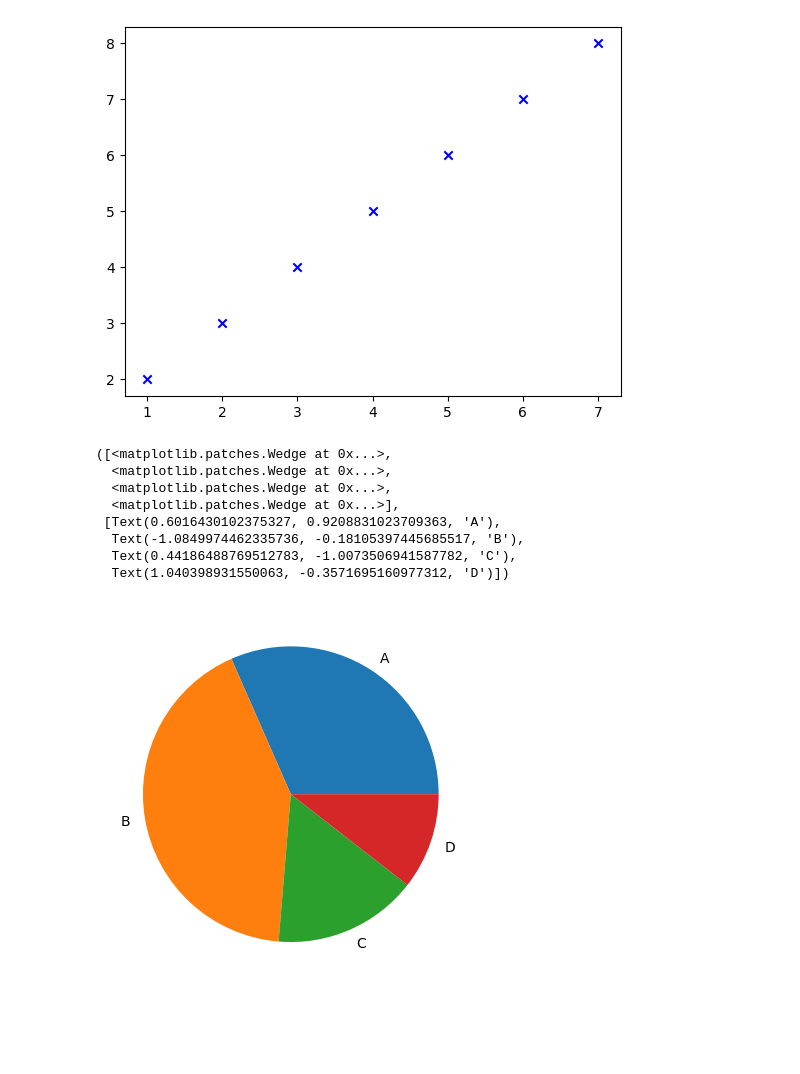
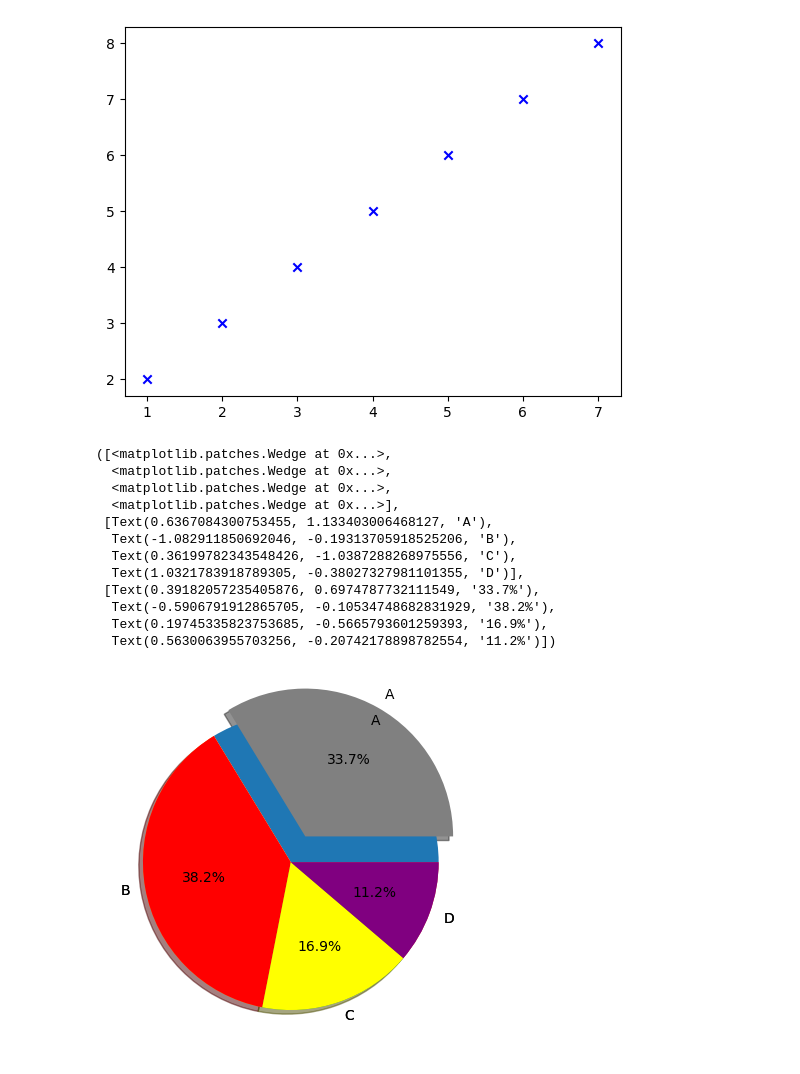
Before and after one commit to prathamxz/Data-Science-Practice, a Jupyter notebook: Python Solving/Data Analysis with Python/Data Visualization Using Matplotlib.ipynb, the cells around one changed output. Saved outputs shown, nothing was run; the diff lists cells and outputs as text; code cells hidden in the pictures; blank space fills up the shorter version.

```diff
--- a/Python Solving/Data Analysis with Python/Data Visualization Using Matplotlib.ipynb
+++ b/Python Solving/Data Analysis with Python/Data Visualization Using Matplotlib.ipynb
@@ -60,18 +60,24 @@ plt.scatter(x,y,color = 'blue',marker='x')
 # %%
 # Piechart
 labels = ['A','B','C','D']
 sizes = [30,34,15,10]
-colors = ['golden', 'red', 'yellow', 'purple']
-explodes = [0.2,0,0,0,0]
+colors = ['grey', 'red', 'yellow', 'purple']
+explodes = [0.2,0,0,0]
 
 plt.pie(sizes,labels=labels)
+# create a pie chart
+plt.pie(sizes, labels=labels, colors=colors,shadow=True, explode=explodes, autopct='%1.1f%%')
 # %% [output]
 ([<matplotlib.patches.Wedge at 0x...>,
   <matplotlib.patches.Wedge at 0x...>,
   <matplotlib.patches.Wedge at 0x...>,
   <matplotlib.patches.Wedge at 0x...>],
- [Text(0.6016430102375327, 0.9208831023709363, 'A'),
-  Text(-1.0849974462335736, -0.18105397445685517, 'B'),
-  Text(0.44186488769512783, -1.0073506941587782, 'C'),
-  Text(1.040398931550063, -0.3571695160977312, 'D')])
+ [Text(0.6367084300753455, 1.133403006468127, 'A'),
+  Text(-1.082911850692046, -0.19313705918525206, 'B'),
+  Text(0.36199782343548426, -1.0387288268975556, 'C'),
+  Text(1.0321783918789305, -0.38027327981101355, 'D')],
+ [Text(0.39182057235405876, 0.6974787732111549, '33.7%'),
+  Text(-0.5906791912865705, -0.10534748682831929, '38.2%'),
+  Text(0.19745335823753685, -0.5665793601259393, '16.9%'),
+  Text(0.5630063955703256, -0.20742178898782554, '11.2%')])
-[figure, old version]
+[figure, new version]
```
Also changed, not shown: parts of 5 cells of this notebook.
